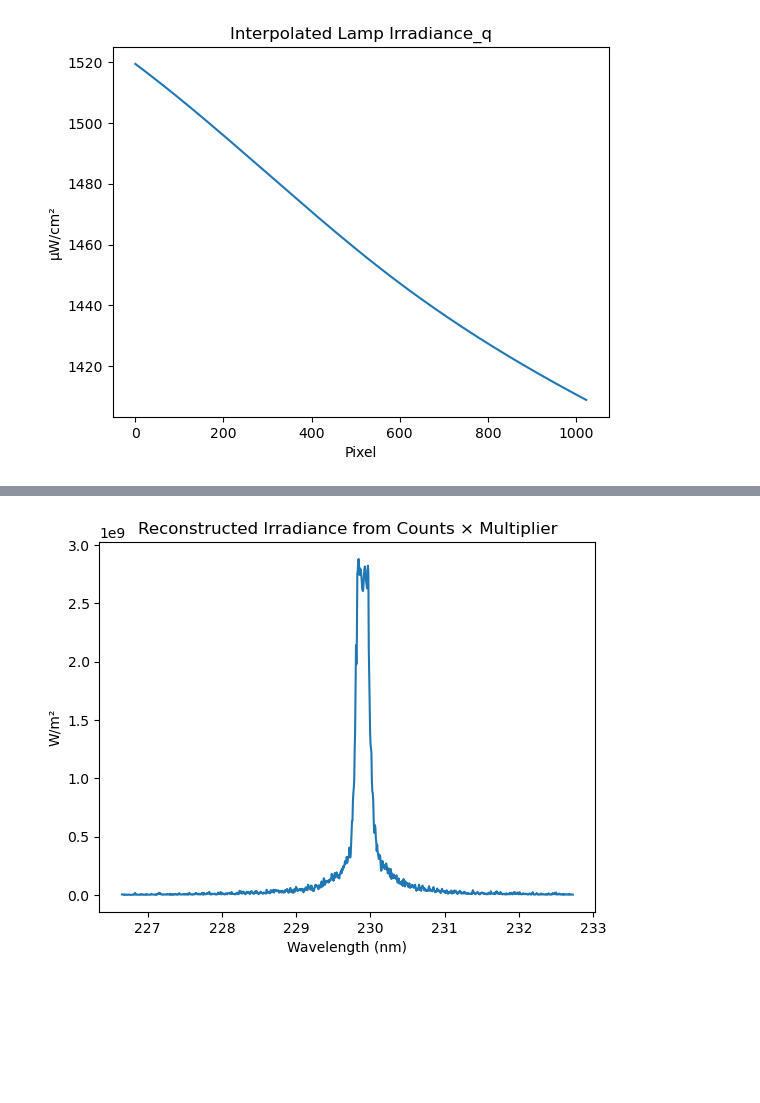
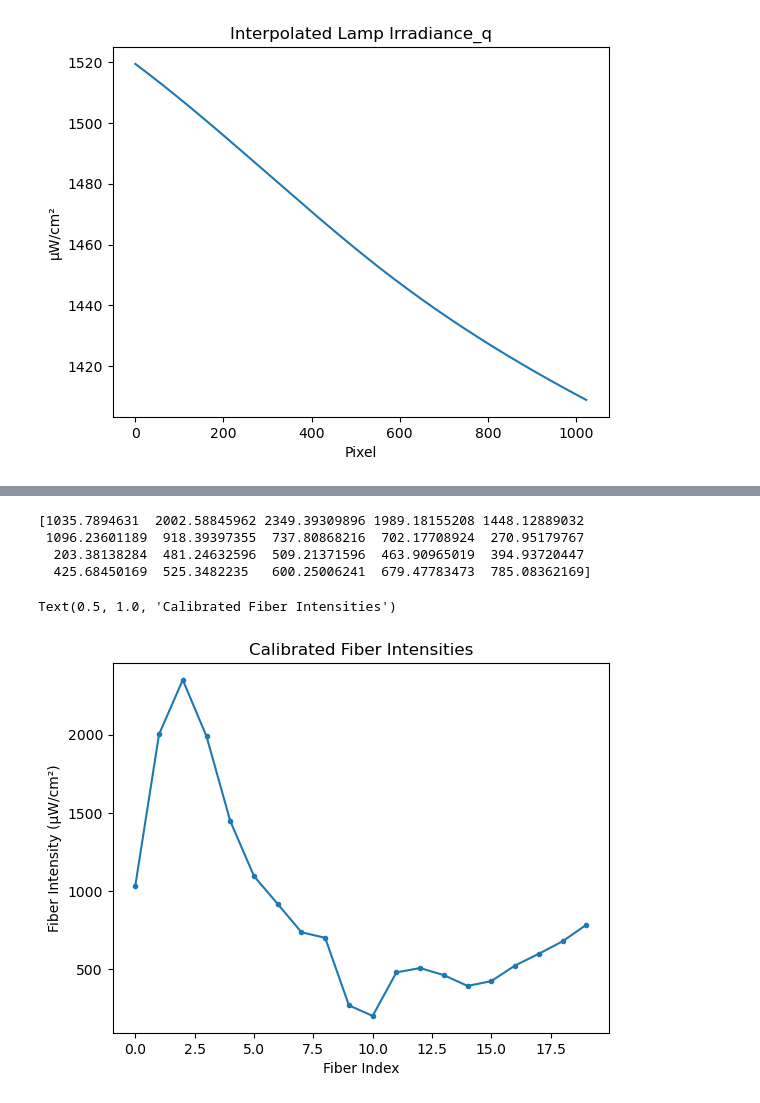
Before and after one commit to elyselian/spectroscopy, a Jupyter notebook: clean_testing_notebook.ipynb, the cells around one changed output, grey strips where cells are left out. Cells and saved outputs as stored; diff of their text form; code cells hidden in the pictures; blank space fills up the shorter version.

```diff
--- a/clean_testing_notebook.ipynb
+++ b/clean_testing_notebook.ipynb
@@ -161,13 +154,24 @@ Multiplier min/max: 0.1676242892113996 0.23349226668653023
-# %%
-test_row_profile = img[511,:]
-test_shot_gate = attrs["dataset_attrs"]["Gate Width (ns)"]
-gate_ratio = 20.999 / (test_shot_gate * 1e-9)
-calibrated_irradiance = test_row_profile * mult * 1e-6 * 1e4 * gate_ratio
-
-plt.plot(irr_test["wavelength_nm"], calibrated_irradiance)
-plt.title("Reconstructed Irradiance from Counts × Multiplier")
-plt.xlabel("Wavelength (nm)")
-plt.ylabel("W/m²")
-plt.show()
-# %% [output]
-[figure, removed]
+# %%
+real_result = extract_real_image_fiber_intensities(
+    img=img_data,
+    fibers=fibers,   # from your calibration-image extraction
+    min_area=20,
+    sauvola_window=31,
+    sauvola_k=0.2,
+    profile_half_height=3
+)
+
+fiber_intensities = real_result["fiber_intensities_uW_cm2"]
+print(fiber_intensities)
+
+plt.plot(fiber_intensities, marker='.')
+plt.ylabel("Fiber Intensity (µW/cm²)")
+plt.xlabel("Fiber Index")
+plt.title("Calibrated Fiber Intensities")
+# %% [output]
+[1035.7894631  2002.58845962 2349.39309896 1989.18155208 1448.12889032
+ 1096.23601189  918.39397355  737.80868216  702.17708924  270.95179767
+  203.38138284  481.24632596  509.21371596  463.90965019  394.93720447
+  425.68450169  525.3482235   600.25006241  679.47783473  785.08362169]
+Text(0.5, 1.0, 'Calibrated Fiber Intensities')
+[figure, added]
```
Also changed, not shown: parts of 8 cells of this notebook, 4 other files.
